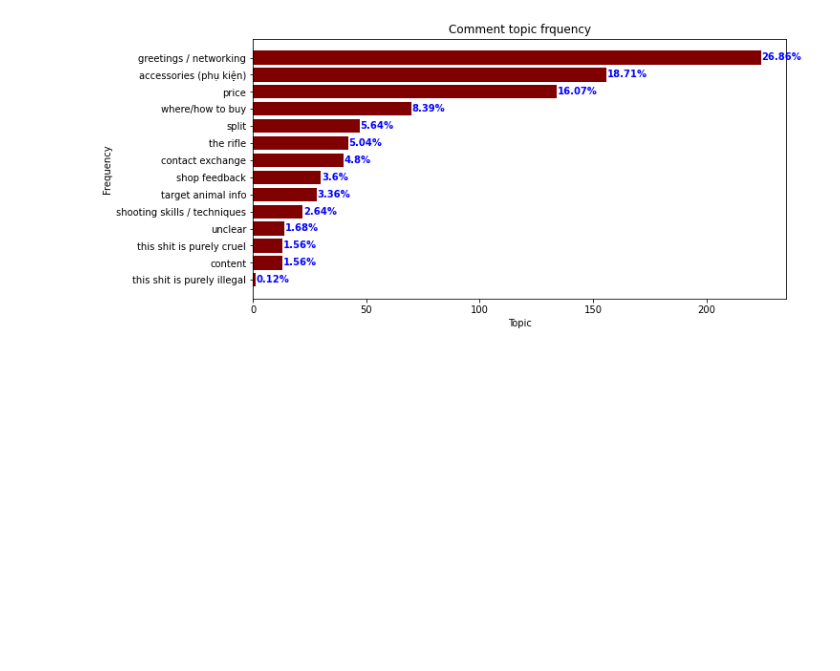
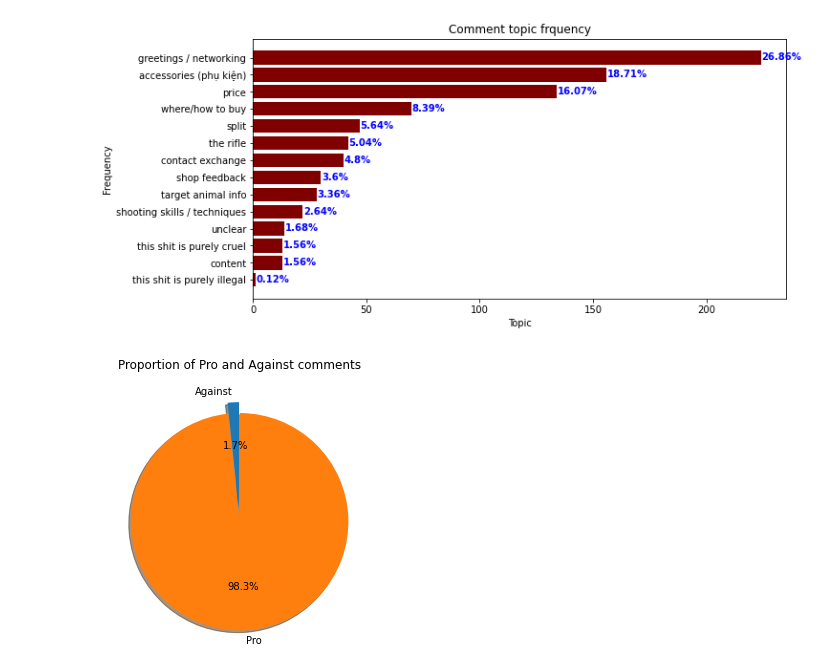
Before and after one commit to hoangantk6/Youtube_Hunting, a Jupyter notebook: 04-Data-Analysis/03_comment-analysis.ipynb, the cells around one changed output. Saved outputs shown, nothing was run; the diff lists cells and outputs as text; code cells hidden in the pictures; blank space fills up the shorter version.

Commit message:
add pie chart for pro/against proportion

```diff
--- a/04-Data-Analysis/03_comment-analysis.ipynb
+++ b/04-Data-Analysis/03_comment-analysis.ipynb
@@ -48,5 +48,8 @@ visualization_folder_path = os.path.join(root, visualization_save_folder, visual
 # %%
 # read finalized database
 annotation_data = pd.read_csv(comment_annotation_finalized_db_file_path)
+# %%
+topic_list = annotation_data.finalized_tag[annotation_data.finalized_tag.notna()]
+topic_freq = dautils.list_to_freq(topic_list)
 # %%
 # plot comment topic frequency
@@ -61,3 +64,14 @@ utils.save_image(plt, visualization_folder_path, "comment_topic_frequency.jpg")
 # %% [output]
 File is saved to comment_topic_frequency.jpg in Google Drive at /content/drive/My Drive/Let-Hunt-Youtube/Data-Analysis/Comment/comment_topic_frequency.jpg
 [figure]
+# %%
+# pro/against pie chart
+num_pro = topic_list.isin(['this shit is purely cruel', 'this shit is purely illegal']).sum()
+num_against = len(topic_list) - (topic_list.isin(['this shit is purely cruel', 'this shit is purely illegal'])).sum()
+
+plt.figure(figsize=(5,5))
+plt.pie([num_pro, num_against], explode=[0, 0.1], labels=['Against', 'Pro'], autopct='%1.1f%%', shadow=True, startangle=90)
+plt.title('Proportion of Pro and Against comments')
+plt.show()
+# %% [output]
+[figure, added]
```
Also changed, not shown: parts of 1 cell of this notebook.
